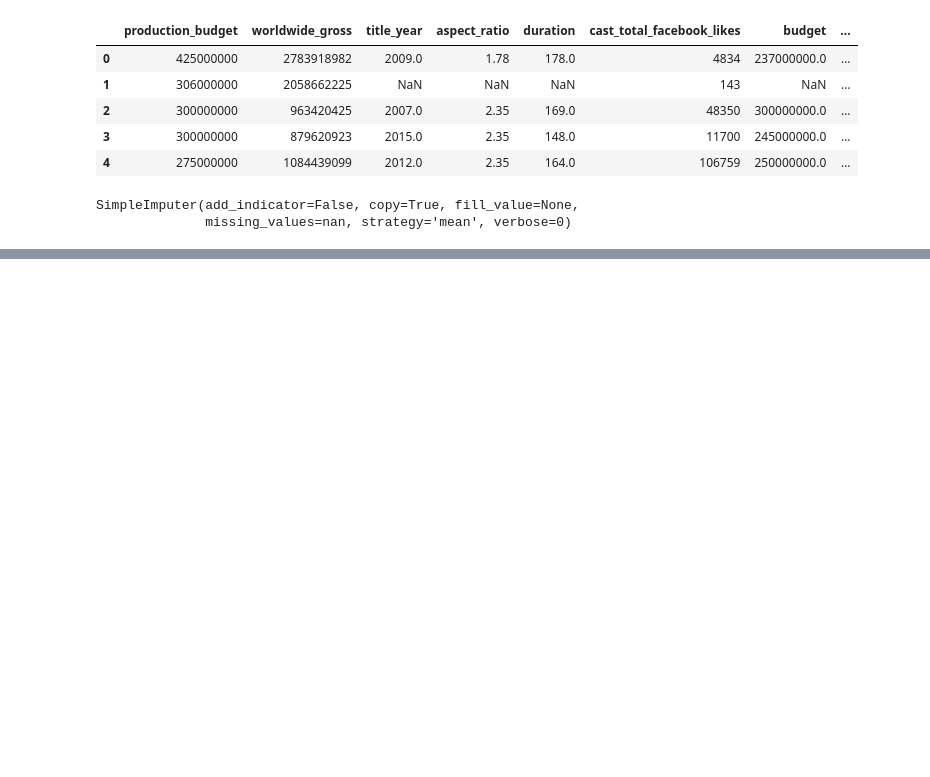
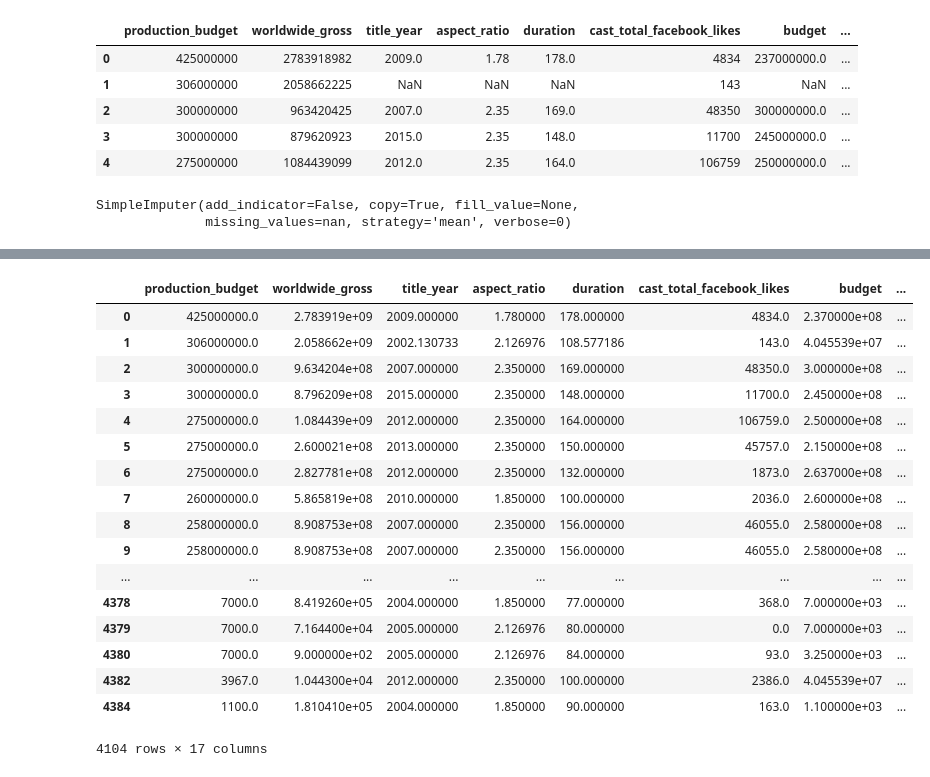
Before and after one commit to Kaiziferr/MachineLearningAplicate, a Jupyter notebook: Preparación de los datos.ipynb, the cells around one changed output, grey strips where cells are left out. Drawn from its saved outputs; the diff is of its cells as text; code cells hidden in the pictures; blank space fills up the shorter version.

```diff
--- a/Preparación de los datos.ipynb
+++ b/Preparación de los datos.ipynb
@@ -614,3 +603,27 @@ array([[4.25000000e+08, 2.78391898e+09, 2.00900000e+03, ...,
+# %%
+x = pd.DataFrame(values)
+x.columns = datafram_numerico2.columns
+x.index = datafram_numerico2.index
+X
+# %% [output]
+|  | production_budget | worldwide_gross | title_year | aspect_ratio | duration | cast_total_facebook_likes | budget | ... |
+| 0 | 425000000.0 | 2.783919e+09 | 2009.000000 | 1.780000 | 178.000000 | 4834.0 | 2.370000e+08 | ... |
+| 1 | 306000000.0 | 2.058662e+09 | 2002.130733 | 2.126976 | 108.577186 | 143.0 | 4.045539e+07 | ... |
+| 2 | 300000000.0 | 9.634204e+08 | 2007.000000 | 2.350000 | 169.000000 | 48350.0 | 3.000000e+08 | ... |
+| 3 | 300000000.0 | 8.796209e+08 | 2015.000000 | 2.350000 | 148.000000 | 11700.0 | 2.450000e+08 | ... |
+| 4 | 275000000.0 | 1.084439e+09 | 2012.000000 | 2.350000 | 164.000000 | 106759.0 | 2.500000e+08 | ... |
+| 5 | 275000000.0 | 2.600021e+08 | 2013.000000 | 2.350000 | 150.000000 | 45757.0 | 2.150000e+08 | ... |
+| 6 | 275000000.0 | 2.827781e+08 | 2012.000000 | 2.350000 | 132.000000 | 1873.0 | 2.637000e+08 | ... |
+| 7 | 260000000.0 | 5.865819e+08 | 2010.000000 | 1.850000 | 100.000000 | 2036.0 | 2.600000e+08 | ... |
+| 8 | 258000000.0 | 8.908753e+08 | 2007.000000 | 2.350000 | 156.000000 | 46055.0 | 2.580000e+08 | ... |
+| 9 | 258000000.0 | 8.908753e+08 | 2007.000000 | 2.350000 | 156.000000 | 46055.0 | 2.580000e+08 | ... |
+| ... | ... | ... | ... | ... | ... | ... | ... | ... |
+| 4378 | 7000.0 | 8.419260e+05 | 2004.000000 | 1.850000 | 77.000000 | 368.0 | 7.000000e+03 | ... |
+| 4379 | 7000.0 | 7.164400e+04 | 2005.000000 | 2.126976 | 80.000000 | 0.0 | 7.000000e+03 | ... |
+| 4380 | 7000.0 | 9.000000e+02 | 2005.000000 | 2.126976 | 84.000000 | 93.0 | 3.250000e+03 | ... |
+| 4382 | 3967.0 | 1.044300e+04 | 2012.000000 | 2.350000 | 100.000000 | 2386.0 | 4.045539e+07 | ... |
+| 4384 | 1100.0 | 1.810410e+05 | 2004.000000 | 1.850000 | 90.000000 | 163.0 | 1.100000e+03 | ... |
+4104 rows × 17 columns
 # %%
 # Guardamos el data limpio
 datafram_numerico3.to_csv('dataEntreno.csv',index=False)
```
Also changed, not shown: parts of 5 cells of this notebook, 1 other file.
